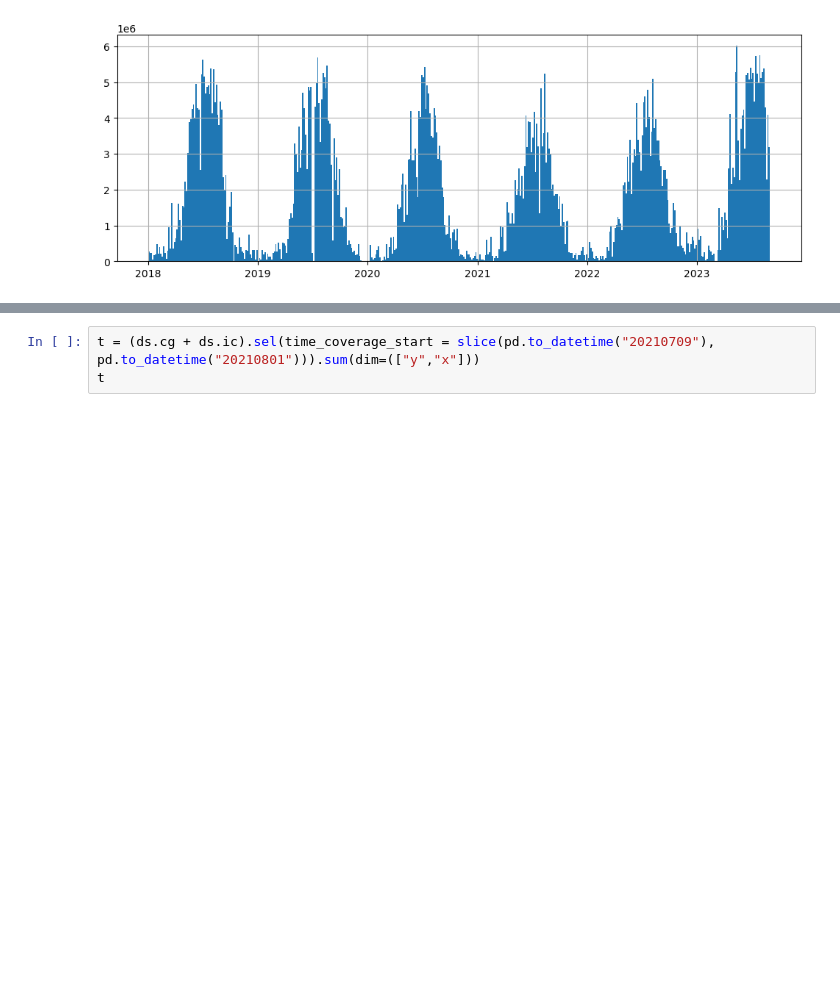
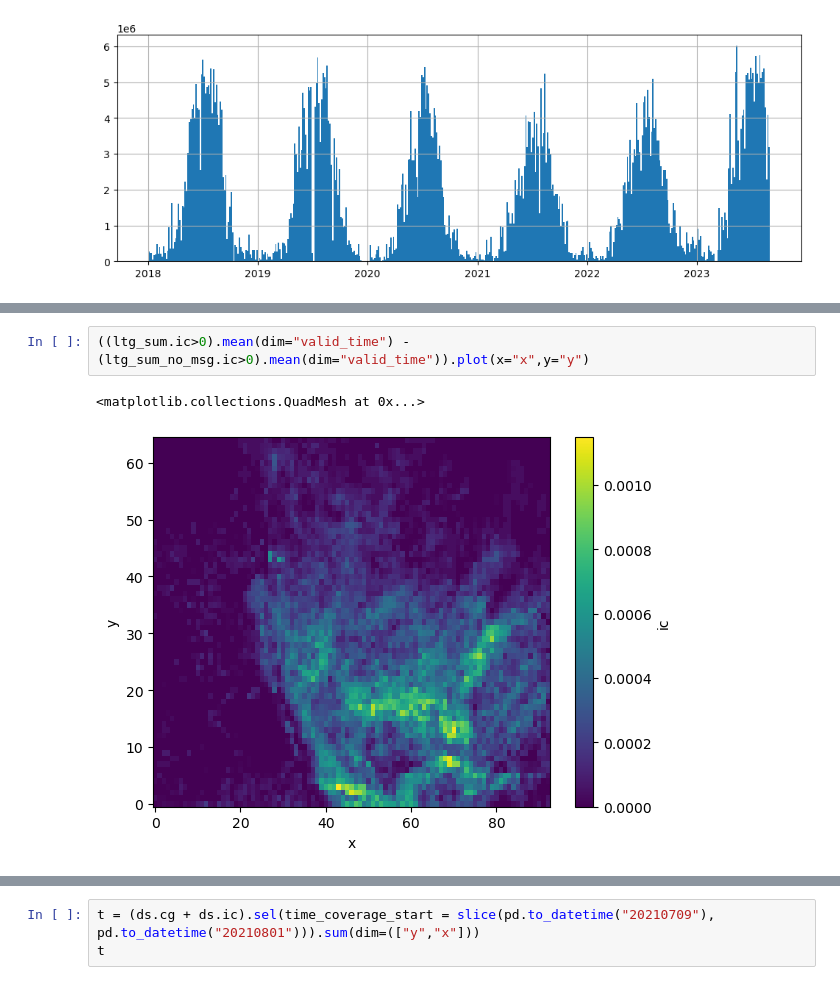
Before and after one commit to ahijevyc/machine-learning, a Jupyter notebook: notebooks/ENTLN.ipynb, the cells around one changed output, grey strips where cells are left out. Cells and saved outputs as stored; diff of their text form; blank space fills up the shorter version.

```diff
--- a/notebooks/ENTLN.ipynb
+++ b/notebooks/ENTLN.ipynb
@@ -165,0 +176,5 @@ Attributes:
+# %%
+((ltg_sum.ic>0).mean(dim="valid_time") - (ltg_sum_no_msg.ic>0).mean(dim="valid_time")).plot(x="x",y="y")
+# %% [output]
+<matplotlib.collections.QuadMesh at 0x...>
+[figure, added]
```
Also changed, not shown: parts of 26 cells of this notebook, 3 other files.
